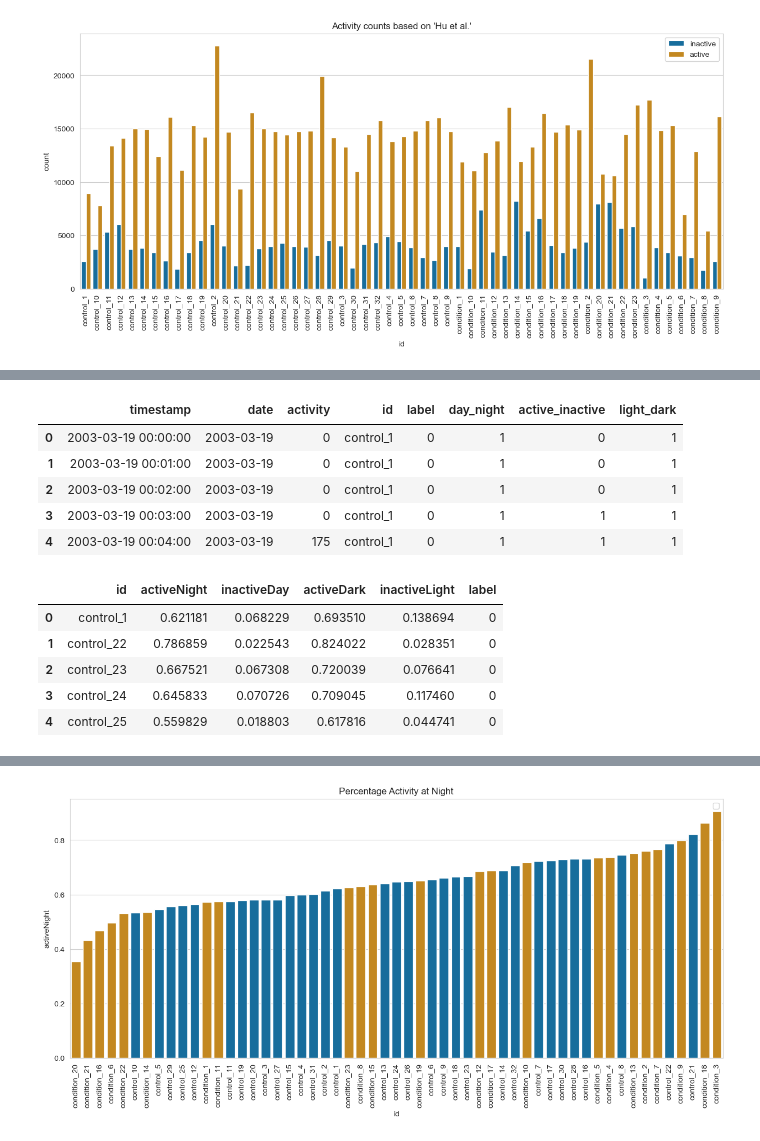
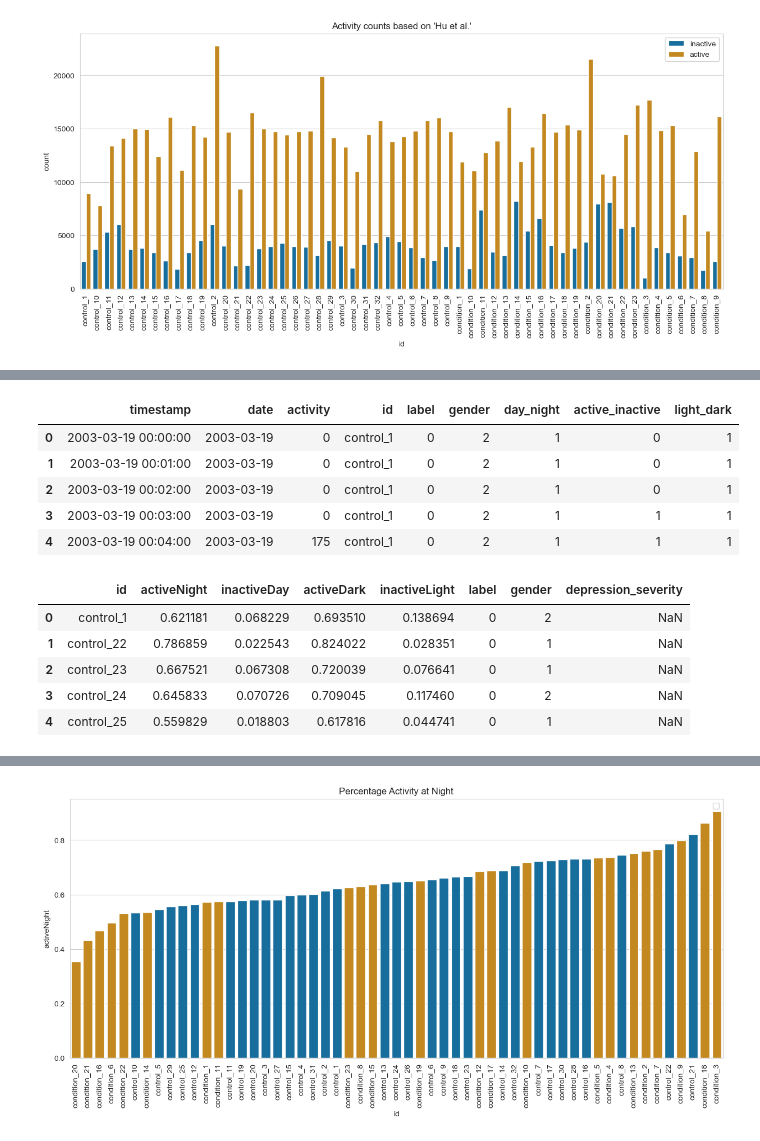
Before and after one commit to zoonalink/IGP-5, a Jupyter notebook: Tom/day_night_sleep_awake.ipynb, the cells around one changed output, grey strips where cells are left out. Saved outputs shown, nothing was run; the diff lists cells and outputs as text; code cells hidden in the pictures.

```diff
--- a/Tom/day_night_sleep_awake.ipynb
+++ b/Tom/day_night_sleep_awake.ipynb
@@ -105,3 +105,15 @@ df = extract_folder('../data/depresjon')
 df.shape
 # %% [output]
 (1571706, 5)
+# %%
+# Read scores.csv in as a dataframe
+
+scores = pd.read_csv('data/depresjon/scores.csv')
+
+# Rename the number column to "id" matching the data frames title
+scores.rename(columns={'number':'id'}, inplace=True)
+
+df = pd.merge(df, scores, on='id')
+# remove unused columns
+
+df.drop(['days','age','afftype','melanch','inpatient','edu','marriage','work','madrs1','madrs2'], axis=1, inplace=True)
@@ -224,10 +252,6 @@ def fullDays(dataframe):
 
 fulldays_df = fullDays(active_df)
 # %%
-# Read scores.csv in as a dataframe
-
-scores = pd.read_csv('data/depresjon/scores.csv')
-
 # Function to match the number of dates stated in the scores.csv with the activity data
 def trueDates (dataframe):
 
@@ -242,7 +266,7 @@ def trueDates (dataframe):
         df_tochange = dataframe[dataframe['id'] == participant]
 
         # Identify the expected number of days for each participant
-        trueDays = scores.loc[scores['number'] == participant, 'days'].values[0]
+        trueDays = scores.loc[scores['id'] == participant, 'days'].values[0]
 
         # Identify the first date for each participant
         min_date = dataframe.loc[dataframe['id'] == participant, 'date'].min()
@@ -364,12 +388,12 @@ LD_df = light_dark(merged_df)
 # %%
 LD_df.head()
 # %% [output]
-|  | timestamp | date | activity | id | label | day_night | active_inactive | light_dark |
-| 0 | 2003-03-19 00:00:00 | 2003-03-19 | 0 | control_1 | 0 | 1 | 0 | 1 |
-| 1 | 2003-03-19 00:01:00 | 2003-03-19 | 0 | control_1 | 0 | 1 | 0 | 1 |
-| 2 | 2003-03-19 00:02:00 | 2003-03-19 | 0 | control_1 | 0 | 1 | 0 | 1 |
-| 3 | 2003-03-19 00:03:00 | 2003-03-19 | 0 | control_1 | 0 | 1 | 1 | 1 |
-| 4 | 2003-03-19 00:04:00 | 2003-03-19 | 175 | control_1 | 0 | 1 | 1 | 1 |
+|  | timestamp | date | activity | id | label | gender | day_night | active_inactive | light_dark |
+| 0 | 2003-03-19 00:00:00 | 2003-03-19 | 0 | control_1 | 0 | 2 | 1 | 0 | 1 |
+| 1 | 2003-03-19 00:01:00 | 2003-03-19 | 0 | control_1 | 0 | 2 | 1 | 0 | 1 |
+| 2 | 2003-03-19 00:02:00 | 2003-03-19 | 0 | control_1 | 0 | 2 | 1 | 0 | 1 |
+| 3 | 2003-03-19 00:03:00 | 2003-03-19 | 0 | control_1 | 0 | 2 | 1 | 1 | 1 |
+| 4 | 2003-03-19 00:04:00 | 2003-03-19 | 175 | control_1 | 0 | 2 | 1 | 1 | 1 |
 # %%
 # Function to find percentage activity at night/day/light/dark
 
@@ -426,12 +450,18 @@ def activeAtNight (dataframe):
     return(df_ndld)
 
 AN = activeAtNight(LD_df)
+# %%
+AN_new = pd.merge(AN, scores, on='id')
+
+# remove unused columns
+
+AN_new.drop(['days','age','afftype','melanch','inpatient','edu','marriage','work','madrs1','madrs2'], axis=1, inplace=True)
 # %%
-AN.head()
+AN_new.head()
 # %% [output]
-|  | id | activeNight | inactiveDay | activeDark | inactiveLight | label |
-| 0 | control_1 | 0.621181 | 0.068229 | 0.693510 | 0.138694 | 0 |
-| 1 | control_22 | 0.786859 | 0.022543 | 0.824022 | 0.028351 | 0 |
-| 2 | control_23 | 0.667521 | 0.067308 | 0.720039 | 0.076641 | 0 |
-| 3 | control_24 | 0.645833 | 0.070726 | 0.709045 | 0.117460 | 0 |
-| 4 | control_25 | 0.559829 | 0.018803 | 0.617816 | 0.044741 | 0 |
+|  | id | activeNight | inactiveDay | activeDark | inactiveLight | label | gender | depression_severity |
+| 0 | control_1 | 0.621181 | 0.068229 | 0.693510 | 0.138694 | 0 | 2 | NaN |
+| 1 | control_22 | 0.786859 | 0.022543 | 0.824022 | 0.028351 | 0 | 1 | NaN |
+| 2 | control_23 | 0.667521 | 0.067308 | 0.720039 | 0.076641 | 0 | 1 | NaN |
+| 3 | control_24 | 0.645833 | 0.070726 | 0.709045 | 0.117460 | 0 | 2 | NaN |
+| 4 | control_25 | 0.559829 | 0.018803 | 0.617816 | 0.044741 | 0 | 1 | NaN |
```
Also changed, not shown: parts of 14 cells of this notebook, 2 other files.
